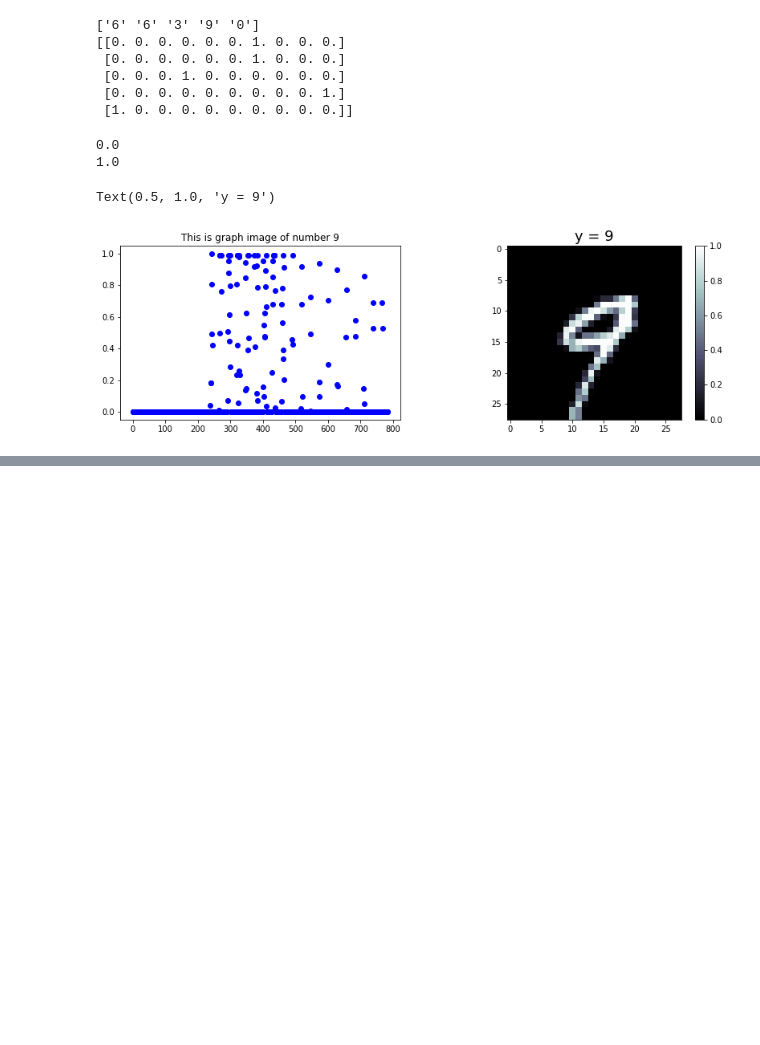
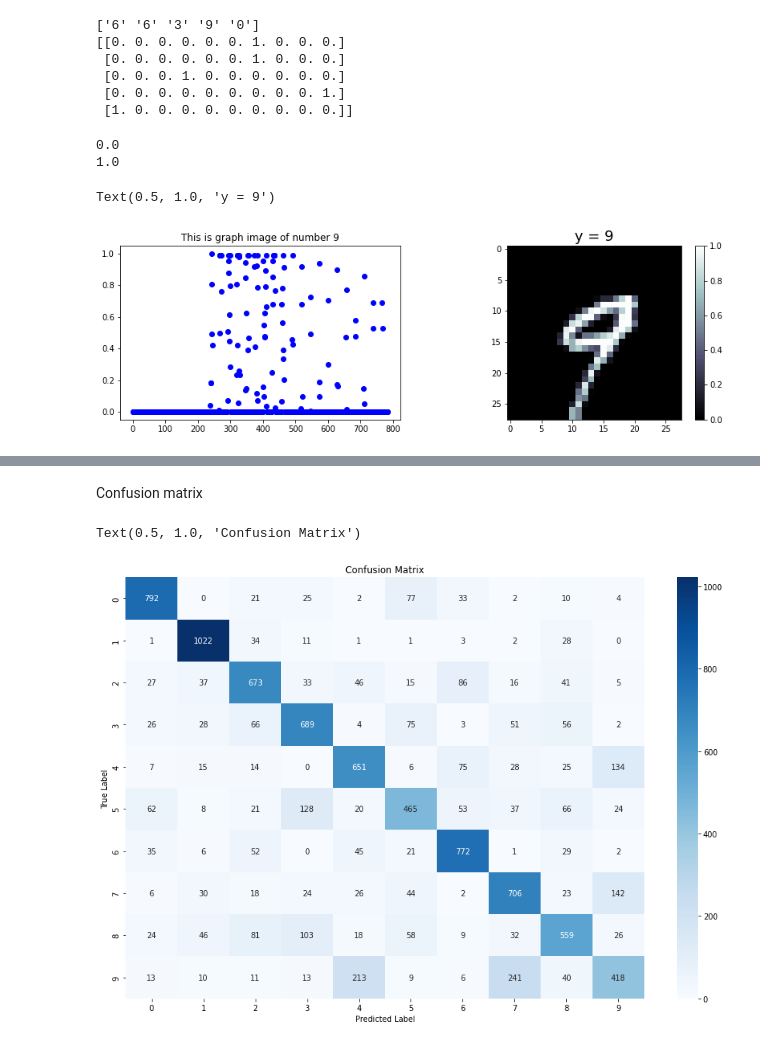
Before and after one commit to meangpu/ANN_year4term1, a Jupyter notebook: Assignment_2/meangpuPlay/main.ipynb, the cells around one changed output, grey strips where cells are left out. Cells and saved outputs as stored; diff of their text form; code cells hidden in the pictures; blank space fills up the shorter version.

```diff
--- a/Assignment_2/meangpuPlay/main.ipynb
+++ b/Assignment_2/meangpuPlay/main.ipynb
@@ -215,0 +210,20 @@ Test accuracy 0.8127742067136007
+# %% [markdown]
+Confusion matrix
+# %%
+from sklearn.metrics import confusion_matrix
+import seaborn as sns
+
+Yp = mlp2(lnet['c'], lnet['v'], lnet['b'], lnet['w'], Xn_test, softmax)
+
+y_predict = np.argmax(Yp, axis=1)
+y_true = Y_test.astype(int)
+confusion_matrix = confusion_matrix(y_true, y_predict)
+# Plot
+fig, ax = plt.subplots(figsize=(15,10))
+ax = sns.heatmap(confusion_matrix, annot=True, fmt='d', ax=ax, cmap="Blues")
+ax.set_xlabel('Predicted Label')
+ax.set_ylabel('True Label')
+ax.set_title('Confusion Matrix')
+# %% [output]
+Text(0.5, 1.0, 'Confusion Matrix')
+[figure, added]
```
Also changed, not shown: parts of 19 cells of this notebook, 4 other files.
